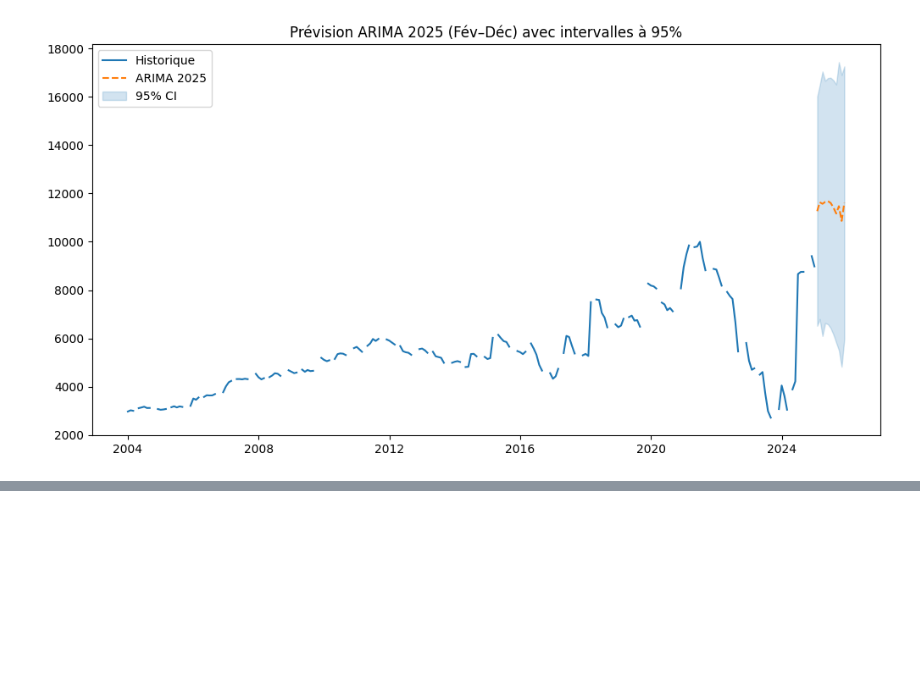
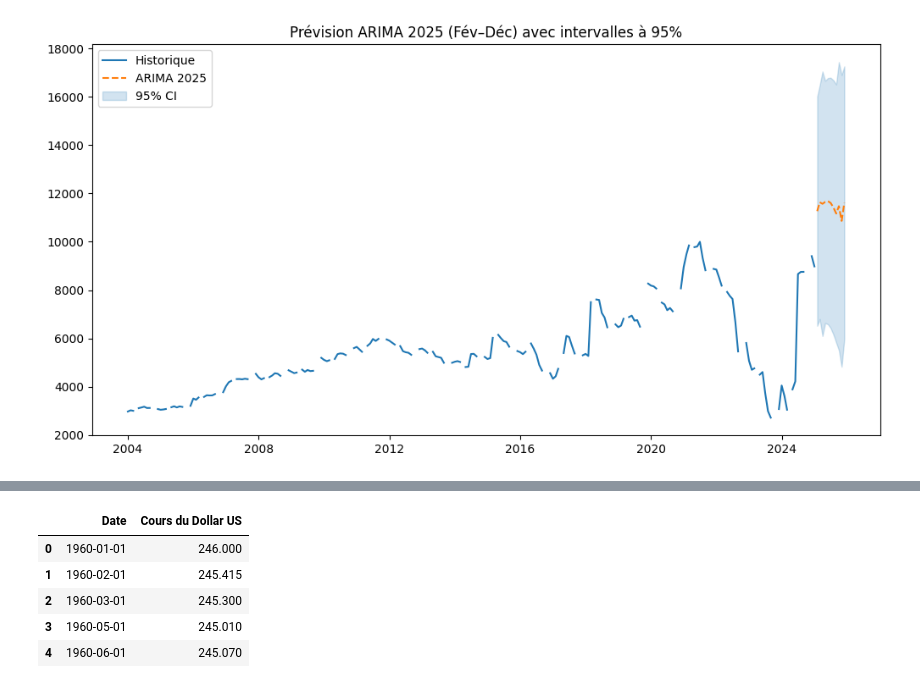
Before and after one commit to Pheonix64/forecast_aen, a Jupyter notebook: aen.ipynb, the cells around one changed output, grey strips where cells are left out. Drawn from its saved outputs; the diff is of its cells as text; code cells hidden in the pictures; blank space fills up the shorter version.

```diff
--- a/aen.ipynb
+++ b/aen.ipynb
@@ -641,0 +655,10 @@ Note: you may need to restart the kernel to use updated packages.
+# %%
+df_USD = pd.read_excel('transformed_data_Cours du Dollar US.xlsx')
+df_USD.head()
+# %% [output]
+|  | Date | Cours du Dollar US |
+| 0 | 1960-01-01 | 246.000 |
+| 1 | 1960-02-01 | 245.415 |
+| 2 | 1960-03-01 | 245.300 |
+| 3 | 1960-05-01 | 245.010 |
+| 4 | 1960-06-01 | 245.070 |
```
Also changed, not shown: parts of 16 cells of this notebook, 11 other files.
